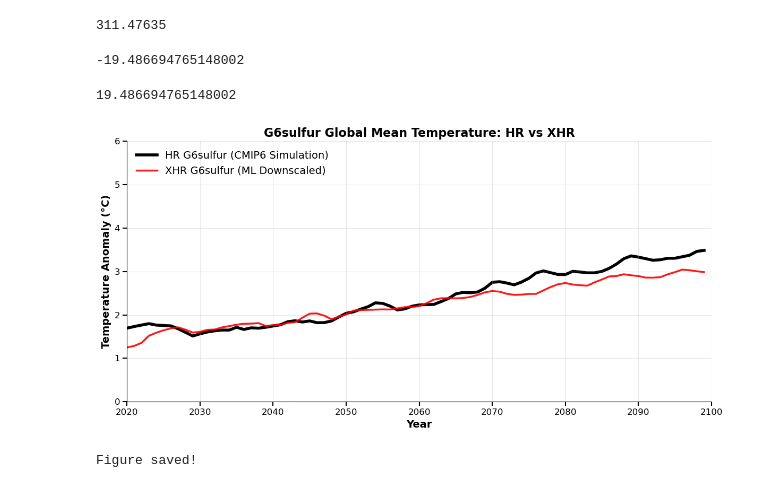
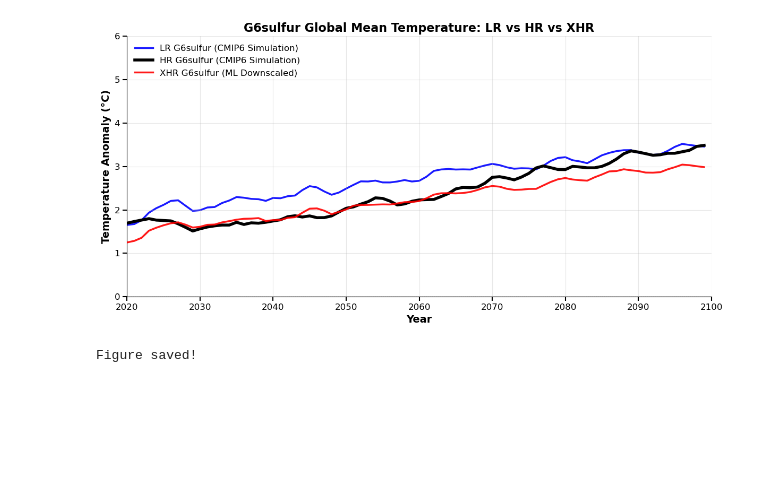
Before and after one commit to Hamsterrrrrrrrr/stationary-ml-downscaling, a Jupyter notebook: plot_xhr_g6sulfur.ipynb, the cells around one changed output. Cells and saved outputs as stored; diff of their text form; code cells hidden in the pictures; blank space fills up the shorter version.

```diff
--- a/plot_xhr_g6sulfur.ipynb
+++ b/plot_xhr_g6sulfur.ipynb
@@ -131,15 +139,3 @@ g6_detrend.isel(time=555).plot(cmap='coolwarm',vmin=-16,vmax=16)
-# %%
-vmax
-# %% [output]
-311.47635
-# %%
-vmin_res
-# %% [output]
--19.486694765148002
-# %%
-vmax_res
-# %% [output]
-19.486694765148002
 # %%
 import numpy as np
 import matplotlib.pyplot as plt
@@ -151,15 +147,16 @@ import pandas as pd
 figures_dir = Path("Figures/XHR")
 figures_dir.mkdir(parents=True, exist_ok=True)
 
-# Load HR G6sulfur (groundtruth from evaluation results)
+# Load data
 hr_file = Path("evaluation_results/tas_evaluation_g6sulfur.nc")
 ds_hr = xr.open_dataset(hr_file)
 
-# Load XHR G6sulfur (downscaled results)
 xhr_file = Path("evaluation_results_xhr/g6sulfur_downscaled_xhr.nc")
 ds_xhr = xr.open_dataset(xhr_file)
 
-# Load historical for baseline calculation
+lr_file = Path("data/cmip6/g6sulfur_lr_tas_monthly_2015_2100.nc")
+ds_lr = xr.open_dataset(lr_file)
+
 hist_file = Path("data/MPI-ESM1-2-HR-LR_historical_r1i1p1f1_1850_2014_allvars.nc")
 ds_hist = xr.open_dataset(hist_file)
 
@@ -196,56 +193,64 @@ baseline = calc_baseline(ds_hist, 'tas_hr', 1850, 1900)
 time_slice = slice('2020', '2099')
 hr_data = ds_hr['groundtruth'].sel(time=time_slice).values
 hr_time = ds_hr['groundtruth'].sel(time=time_slice).time
-
 hr_mean = calc_global_mean(hr_data) - baseline
 years_hr, hr_annual = to_annual_mean(hr_mean, hr_time)
 hr_smooth = smooth_data(hr_annual, window=3)
 
 # Process XHR G6sulfur (convert K to °C)
-xhr_data = ds_xhr['tas_downscaled'].sel(time=time_slice).values - 273.15  # K to °C
+xhr_data = ds_xhr['tas_downscaled'].sel(time=time_slice).values - 273.15
 xhr_time = ds_xhr['tas_downscaled'].sel(time=time_slice).time
-
 xhr_mean = calc_global_mean(xhr_data) - baseline
 years_xhr, xhr_annual = to_annual_mean(xhr_mean, xhr_time)
 xhr_smooth = smooth_data(xhr_annual, window=3)
 
+# Process LR G6sulfur (convert K to °C)
+lr_data = ds_lr['tas'].sel(time=time_slice).values - 273.15
+lr_time = ds_lr['tas'].sel(time=time_slice).time
+lr_mean = calc_global_mean(lr_data) - baseline
+years_lr, lr_annual = to_annual_mean(lr_mean, lr_time)
+lr_smooth = smooth_data(lr_annual, window=3)
+
 # Plot
 fig, ax = plt.subplots(figsize=(12, 6))
 
+ax.plot(years_lr, lr_smooth,
+        color='blue', linestyle='-', linewidth=2.5,
+        label='LR G6sulfur (CMIP6 Simulation)', alpha=0.9, zorder=1)
+
 ax.plot(years_hr, hr_smooth,
         color='black', linestyle='-', linewidth=4,
-        label='HR G6sulfur (CMIP6 Simulation)', zorder=1)
+        label='HR G6sulfur (CMIP6 Simulation)', zorder=2)
 
 ax.plot(years_xhr, xhr_smooth,
         color='red', linestyle='-', linewidth=2.5,
-        label='XHR G6sulfur (ML Downscaled)', alpha=0.9, zorder=2)
+        label='XHR G6sulfur (ML Downscaled)', alpha=0.9, zorder=3)
 
 # Format
 ax.axhline(y=0, color='gray', linestyle=':', linewidth=1, alpha=0.5)
 ax.set_ylim(0, 6)
 ax.set_yticks(np.arange(0, 7, 1))
 ax.set_xlim(2020, 2100)
-
 ax.set_xlabel('Year', fontsize=14, fontweight='bold')
 ax.set_ylabel('Temperature Anomaly (°C)', fontsize=14, fontweight='bold')
-ax.set_title('G6sulfur Global Mean Temperature: HR vs XHR', fontsize=16, fontweight='bold')
-
-ax.legend(loc='upper left', fontsize=14, frameon=False)
+ax.set_title('G6sulfur Global Mean Temperature: LR vs HR vs XHR', fontsize=16, fontweight='bold')
+ax.legend(loc='upper left', fontsize=12, frameon=False)
 ax.grid(True, alpha=0.3)
 ax.spines['top'].set_visible(False)
 ax.spines['right'].set_visible(False)
 ax.tick_params(labelsize=12, length=6, width=1.5)
 
 plt.tight_layout()
-plt.savefig(figures_dir / "g6sulfur_hr_xhr_comparison.png", dpi=300, bbox_inches='tight')
+plt.savefig(figures_dir / "g6sulfur_lr_hr_xhr_comparison.png", dpi=300, bbox_inches='tight')
 plt.show()
 
 # Close datasets
 ds_hr.close()
 ds_xhr.close()
+ds_lr.close()
 ds_hist.close()
 
 print("Figure saved!")
 # %% [output]
-[figure, old version]
+[figure, new version]
 Figure saved!
```
Also changed, not shown: parts of 3 cells of this notebook, 15 other files.
